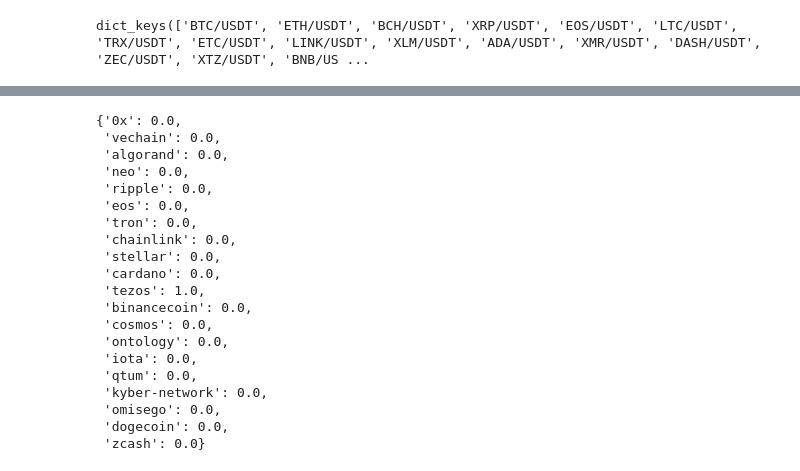
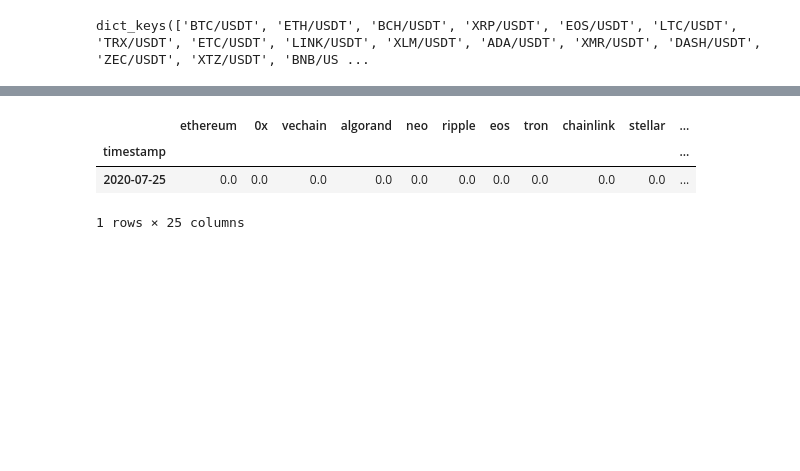
Before and after one commit to rej156/xbeforey-ml, a Jupyter notebook: binance-futs-pm.ipynb, the cells around one changed output, grey strips where cells are left out. Drawn from its saved outputs; the diff is of its cells as text; code cells hidden in the pictures; blank space fills up the shorter version.

```diff
--- a/binance-futs-pm.ipynb
+++ b/binance-futs-pm.ipynb
@@ -302,23 +312,7 @@ print(current_owned_coins)
 # %%
-current_optimised_weightings[0]
+current_optimised_weightings
 # %% [output]
+|  | ethereum | 0x | vechain | algorand | neo | ripple | eos | tron | chainlink | stellar | ... |
+| timestamp |  |  |  |  |  |  |  |  |  |  | ... |
+| 2020-07-25 | 0.0 | 0.0 | 0.0 | 0.0 | 0.0 | 0.0 | 0.0 | 0.0 | 0.0 | 0.0 | ... |
-{'0x': 0.0,
- 'vechain': 0.0,
- 'algorand': 0.0,
- 'neo': 0.0,
- 'ripple': 0.0,
- 'eos': 0.0,
- 'tron': 0.0,
- 'chainlink': 0.0,
- 'stellar': 0.0,
- 'cardano': 0.0,
- 'tezos': 1.0,
- 'binancecoin': 0.0,
- 'cosmos': 0.0,
- 'ontology': 0.0,
- 'iota': 0.0,
- 'qtum': 0.0,
- 'kyber-network': 0.0,
- 'omisego': 0.0,
- 'dogecoin': 0.0,
- 'zcash': 0.0}
+1 rows × 25 columns
```
Also changed, not shown: parts of 25 cells of this notebook.
